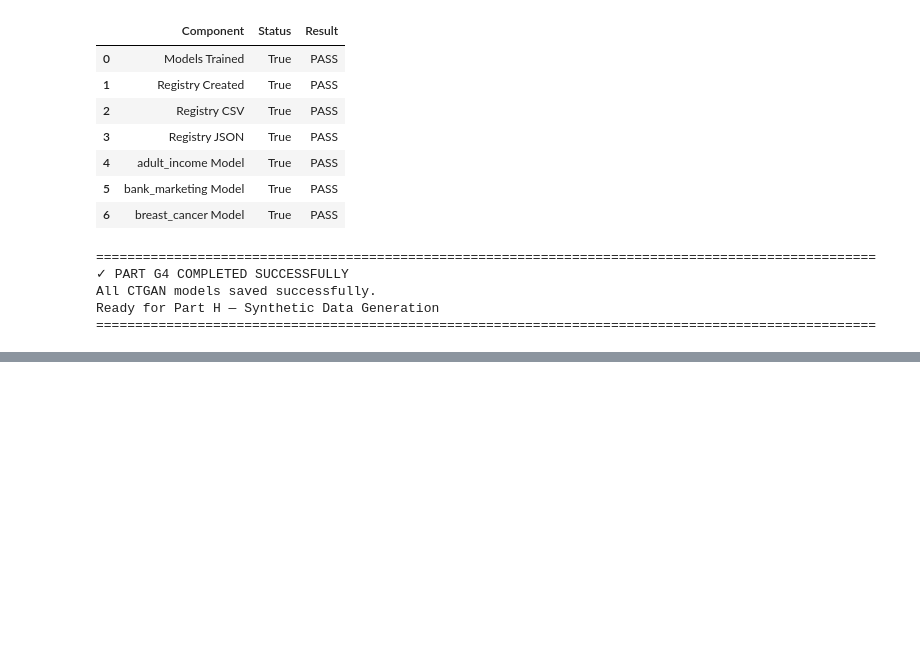
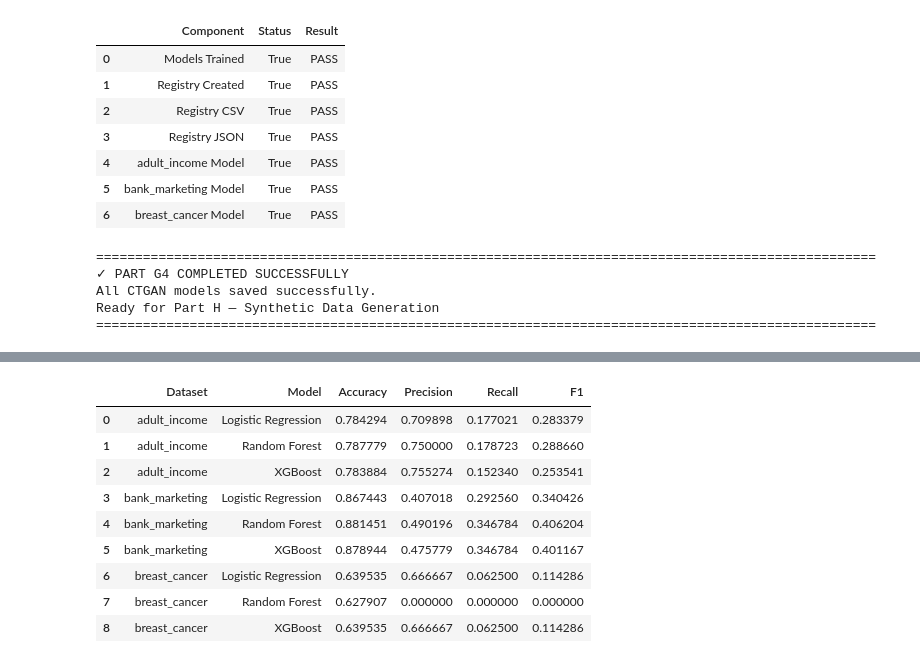
Before and after one commit to amzad-786githumb/Privacy-Preserving-Synthetic-Tabular-Data-Generation-Using-Generative-Adversarial-Networks, a Jupyter notebook: 04_Baseline_Deep_Models.ipynb, the cells around one changed output, grey strips where cells are left out. Cells and saved outputs as stored; diff of their text form; code cells hidden in the pictures; blank space fills up the shorter version.

```diff
--- a/04_Baseline_Deep_Models.ipynb
+++ b/04_Baseline_Deep_Models.ipynb
@@ -6219,0 +14333,60 @@ else:
+# %%
+# ==============================================================================
+# PART J9.3 — CLASSIFICATION METRICS
+# ==============================================================================
+
+metric_rows = []
+
+for dataset in DATASETS:
+
+    for model_name, result in SYN_EVALUATION[dataset].items():
+
+        metric_rows.append({
+
+            "Dataset": dataset,
+
+            "Model": model_name,
+
+            "Accuracy":
+                accuracy_score(
+                    result["y_true"],
+                    result["y_pred"]
+                ),
+
+            "Precision":
+                precision_score(
+                    result["y_true"],
+                    result["y_pred"],
+                    zero_division=0
+                ),
+
+            "Recall":
+                recall_score(
+                    result["y_true"],
+                    result["y_pred"],
+                    zero_division=0
+                ),
+
+            "F1":
+                f1_score(
+                    result["y_true"],
+                    result["y_pred"],
+                    zero_division=0
+                )
+
+        })
+
+SYN_METRIC_DF = pd.DataFrame(metric_rows)
+
+display(SYN_METRIC_DF)
+# %% [output]
+|  | Dataset | Model | Accuracy | Precision | Recall | F1 |
+| 0 | adult_income | Logistic Regression | 0.784294 | 0.709898 | 0.177021 | 0.283379 |
+| 1 | adult_income | Random Forest | 0.787779 | 0.750000 | 0.178723 | 0.288660 |
+| 2 | adult_income | XGBoost | 0.783884 | 0.755274 | 0.152340 | 0.253541 |
+| 3 | bank_marketing | Logistic Regression | 0.867443 | 0.407018 | 0.292560 | 0.340426 |
+| 4 | bank_marketing | Random Forest | 0.881451 | 0.490196 | 0.346784 | 0.406204 |
+| 5 | bank_marketing | XGBoost | 0.878944 | 0.475779 | 0.346784 | 0.401167 |
+| 6 | breast_cancer | Logistic Regression | 0.639535 | 0.666667 | 0.062500 | 0.114286 |
+| 7 | breast_cancer | Random Forest | 0.627907 | 0.000000 | 0.000000 | 0.000000 |
+| 8 | breast_cancer | XGBoost | 0.639535 | 0.666667 | 0.062500 | 0.114286 |
```
Also changed, not shown: parts of 212 cells of this notebook.
